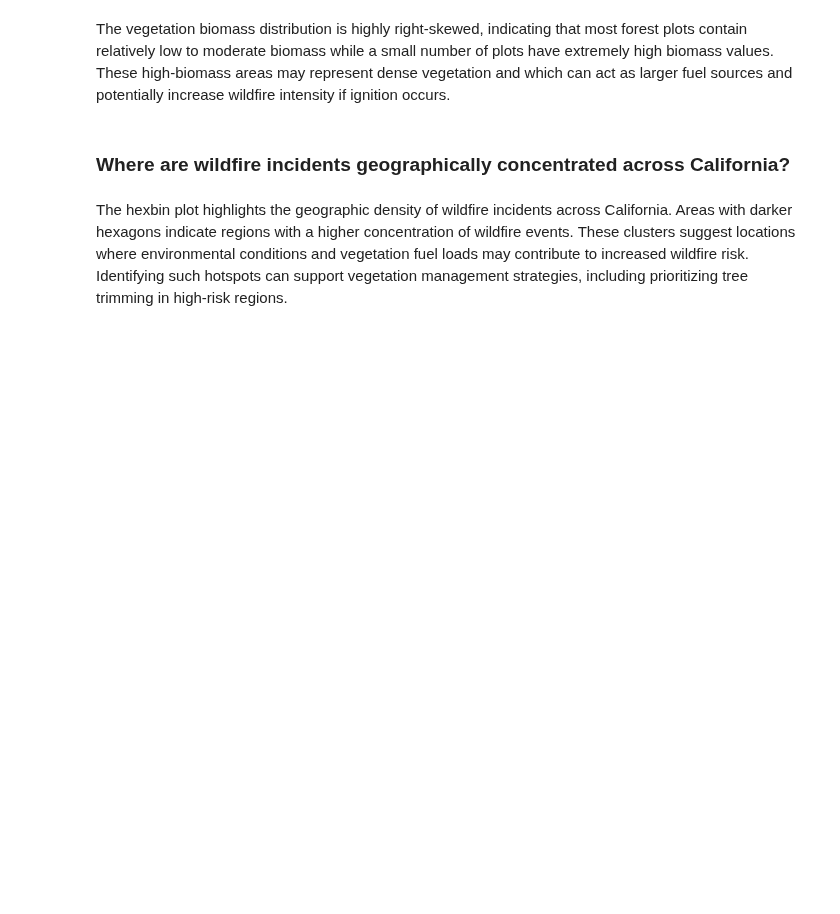
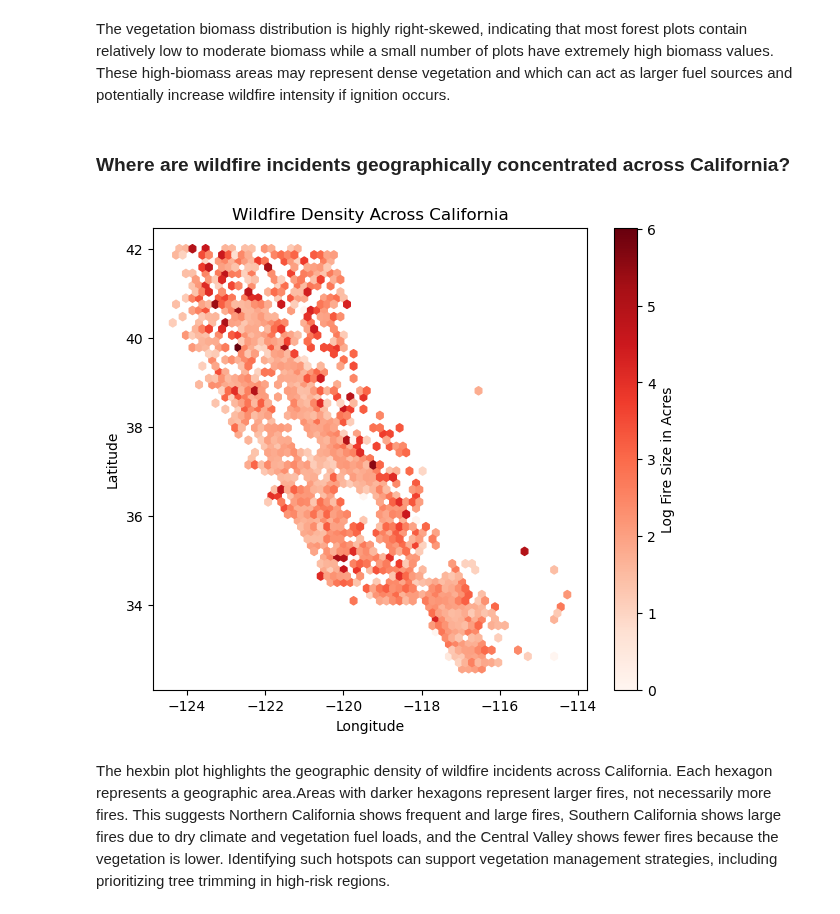
Before and after one commit to SheshmaJ/ADS-508-Final-Project, a Jupyter notebook: data ingestion and exploration.ipynb, the cells around one changed output. Cells and saved outputs as stored; diff of their text form; code cells hidden in the pictures; blank space fills up the shorter version.

```diff
--- a/data ingestion and exploration.ipynb
+++ b/data ingestion and exploration.ipynb
@@ -186,15 +363,18 @@ The vegetation biomass distribution is highly right-skewed, indicating that most
 ### Where are wildfire incidents geographically concentrated across California?
 # %%
 plt.figure(figsize=(7,6))
-fire_plt = fire.dropna(subset=["incident_longitude","incident_latitude"])
-plt.hexbin(fire_plt["incident_longitude"],fire_plt["incident_latitude"],gridsize=40,cmap="Reds")
-
-plt.colorbar(label="Number of Fires")
-
+#remove invalid coordinates
+fire_plt = fire[(fire["incident_longitude"].between(-125,-114)) & (fire["incident_latitude"].between(32,42))]
+#plot the hexbin
+scatter = plt.hexbin(x=fire_plt["incident_longitude"],y=fire_plt["incident_latitude"],C=np.log10(fire_plt["incident_acres_burned"] + 1),gridsize=60,
+    cmap="Reds",mincnt=1)
+bar = plt.colorbar(scatter)
+bar.set_label("Log Fire Size in Acres")
 plt.xlabel("Longitude")
 plt.ylabel("Latitude")
 plt.title("Wildfire Density Across California")
-
 plt.show()
+# %% [output]
+[figure, added]
 # %% [markdown]
-The hexbin plot highlights the geographic density of wildfire incidents across California. Areas with darker hexagons indicate regions with a higher concentration of wildfire events. These clusters suggest locations where environmental conditions and vegetation fuel loads may contribute to increased wildfire risk. Identifying such hotspots can support vegetation management strategies, including prioritizing tree trimming in high-risk regions.
+The hexbin plot highlights the geographic density of wildfire incidents across California. Each hexagon represents a geographic area.Areas with darker hexagons represent larger fires, not necessarily more fires. This suggests Northern California shows frequent and large fires, Southern California shows large fires due to dry climate and vegetation fuel loads, and the Central Valley shows fewer fires because the vegetation is lower. Identifying such hotspots can support vegetation management strategies, including prioritizing tree trimming in high-risk regions.
```
Also changed, not shown: parts of 19 cells of this notebook.
